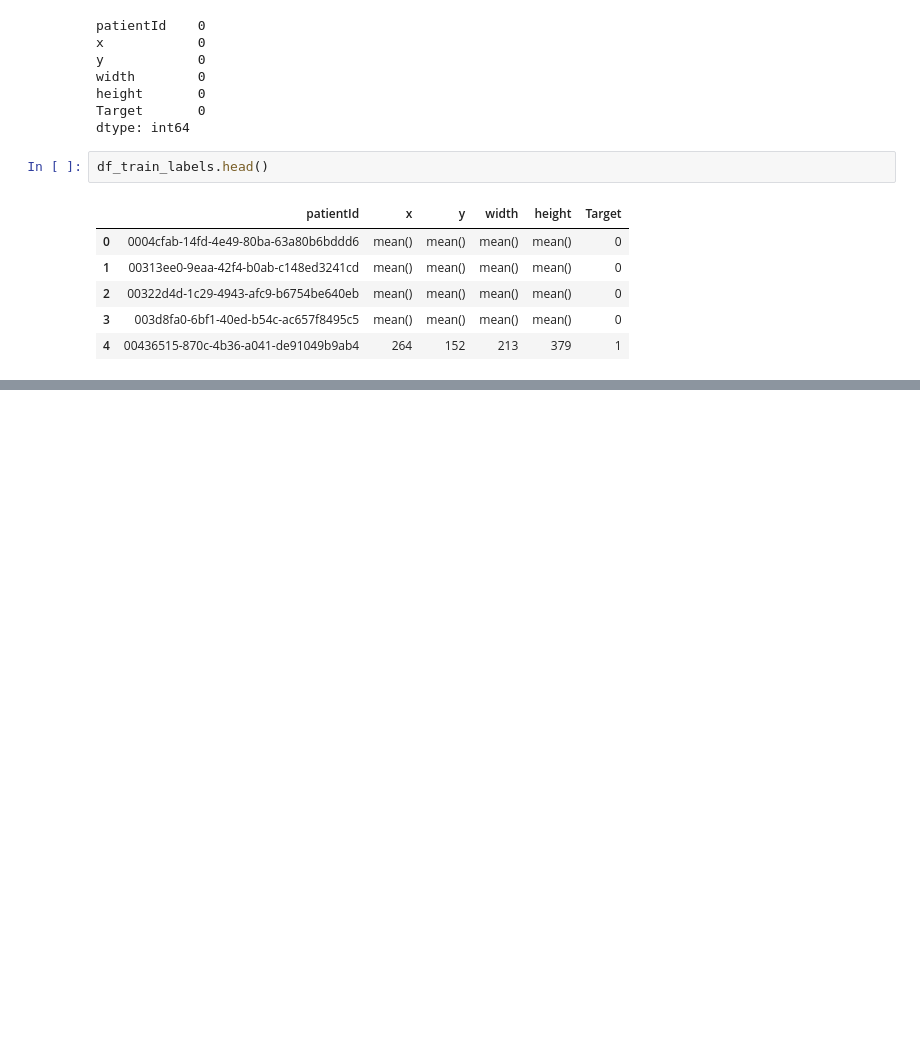
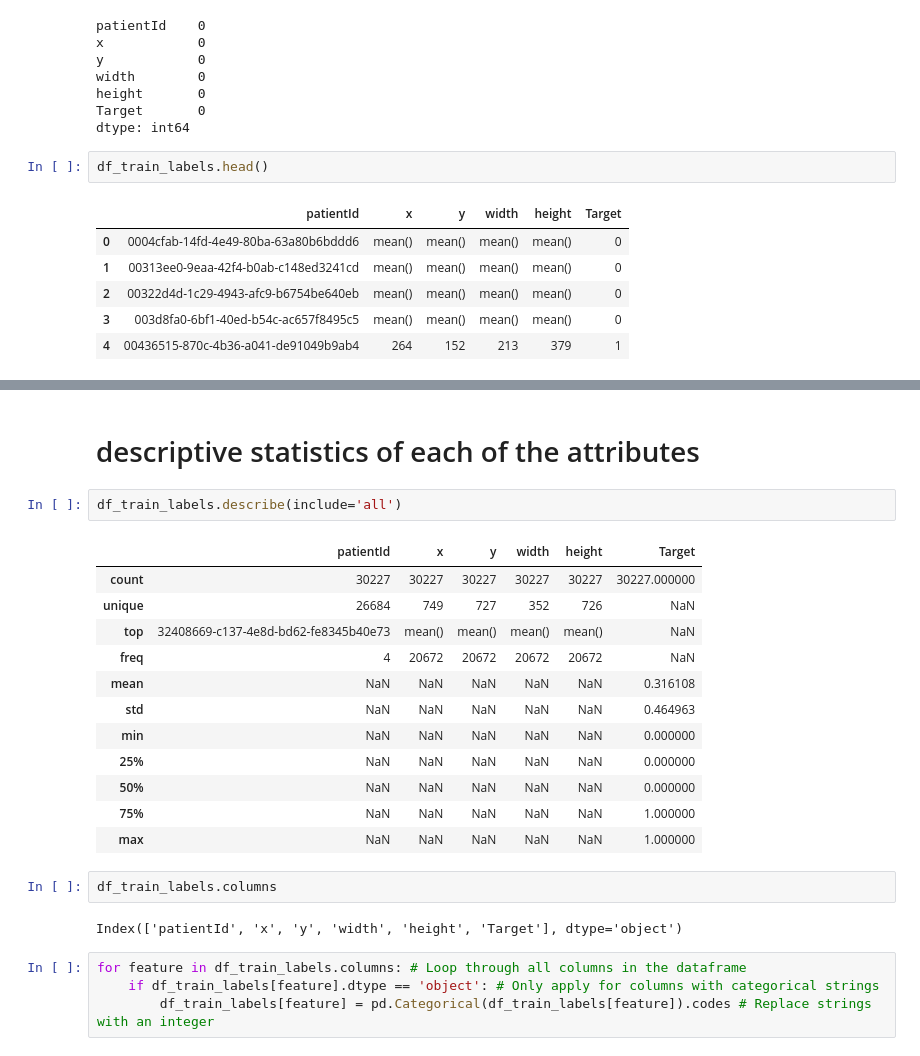
Before and after one commit to arvindhvasu/GL_Pneumonia_Detection, a Jupyter notebook: code/dataPreprocessing.ipynb, the cells around one changed output, grey strips where cells are left out. Cells and saved outputs as stored; diff of their text form; blank space fills up the shorter version.

```diff
--- a/code/dataPreprocessing.ipynb
+++ b/code/dataPreprocessing.ipynb
@@ -153,0 +181,25 @@ df_train_labels.head()
+# %% [markdown]
+# descriptive statistics of each of the attributes
+# %%
+df_train_labels.describe(include='all')
+# %% [output]
+|  | patientId | x | y | width | height | Target |
+| count | 30227 | 30227 | 30227 | 30227 | 30227 | 30227.000000 |
+| unique | 26684 | 749 | 727 | 352 | 726 | NaN |
+| top | 32408669-c137-4e8d-bd62-fe8345b40e73 | mean() | mean() | mean() | mean() | NaN |
+| freq | 4 | 20672 | 20672 | 20672 | 20672 | NaN |
+| mean | NaN | NaN | NaN | NaN | NaN | 0.316108 |
+| std | NaN | NaN | NaN | NaN | NaN | 0.464963 |
+| min | NaN | NaN | NaN | NaN | NaN | 0.000000 |
+| 25% | NaN | NaN | NaN | NaN | NaN | 0.000000 |
+| 50% | NaN | NaN | NaN | NaN | NaN | 0.000000 |
+| 75% | NaN | NaN | NaN | NaN | NaN | 1.000000 |
+| max | NaN | NaN | NaN | NaN | NaN | 1.000000 |
+# %%
+df_train_labels.columns
+# %% [output]
+Index(['patientId', 'x', 'y', 'width', 'height', 'Target'], dtype='object')
+# %%
+for feature in df_train_labels.columns: # Loop through all columns in the dataframe
+    if df_train_labels[feature].dtype == 'object': # Only apply for columns with categorical strings
+        df_train_labels[feature] = pd.Categorical(df_train_labels[feature]).codes # Replace strings with an integer
```
Also changed, not shown: parts of 20 cells of this notebook.
